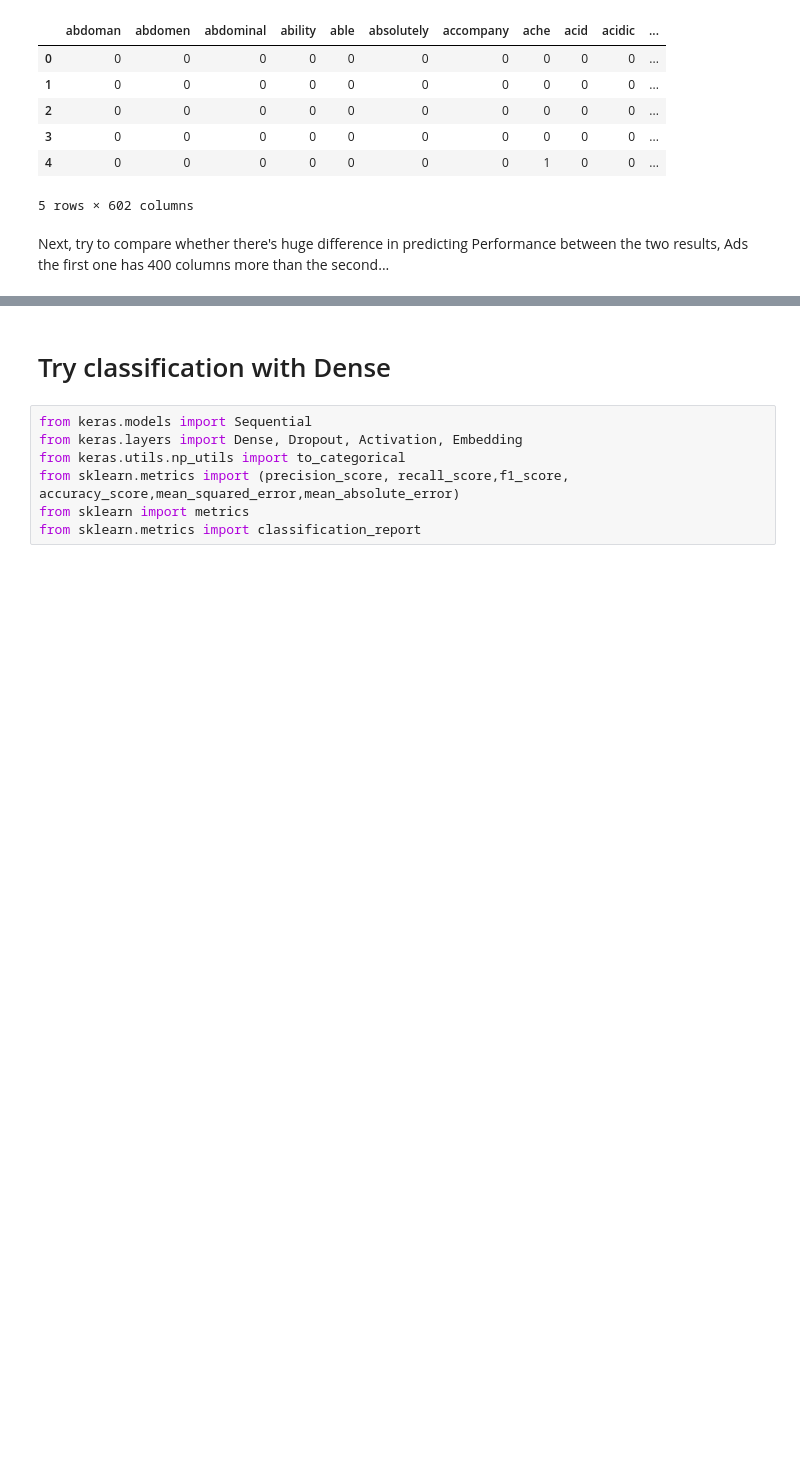
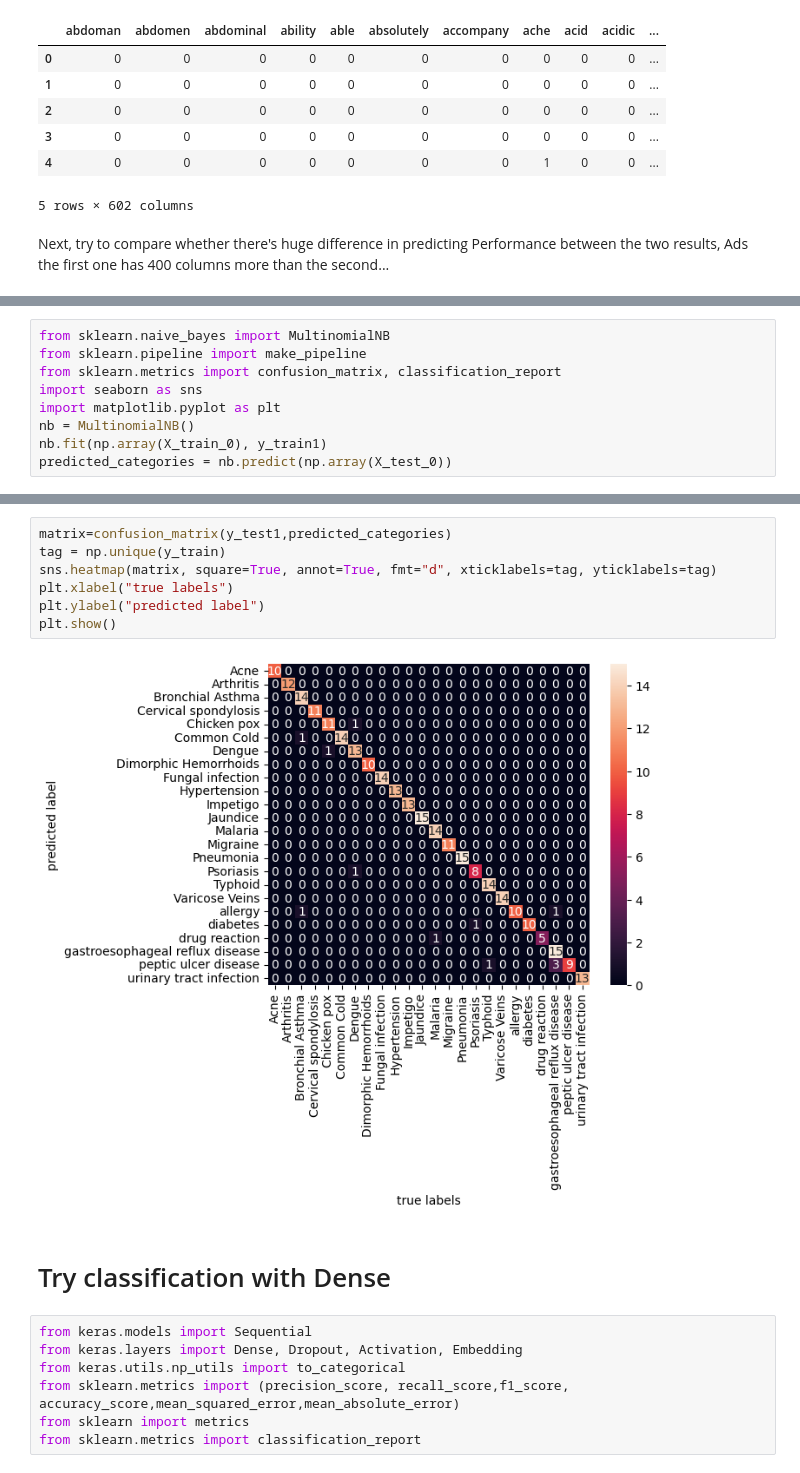
Before and after one commit to KarenDong/ml_for_scientificanalysis, a Jupyter notebook: nlp-assignment-part1.ipynb, the cells around one changed output, grey strips where cells are left out. Cells and saved outputs as stored; diff of their text form; blank space fills up the shorter version.

```diff
--- a/nlp-assignment-part1.ipynb
+++ b/nlp-assignment-part1.ipynb
@@ -125,0 +133,9 @@ Next, try to compare whether there's huge difference in predicting Performance b
+# %%
+from sklearn.naive_bayes import MultinomialNB
+from sklearn.pipeline import make_pipeline
+from sklearn.metrics import confusion_matrix, classification_report
+import seaborn as sns
+import matplotlib.pyplot as plt
+nb = MultinomialNB()
+nb.fit(np.array(X_train_0), y_train1)
+predicted_categories = nb.predict(np.array(X_test_0))
@@ -126,3 +162,12 @@ Next, try to compare whether there's huge difference in predicting Performance b
+# %%
+matrix=confusion_matrix(y_test1,predicted_categories)
+tag = np.unique(y_train)
+sns.heatmap(matrix, square=True, annot=True, fmt="d", xticklabels=tag, yticklabels=tag)
+plt.xlabel("true labels")
+plt.ylabel("predicted label")
+plt.show()
+# %% [output]
+[figure, added]
 # %% [markdown]
 # Try classification with Dense
 # %%
```
Also changed, not shown: parts of 16 cells of this notebook.
